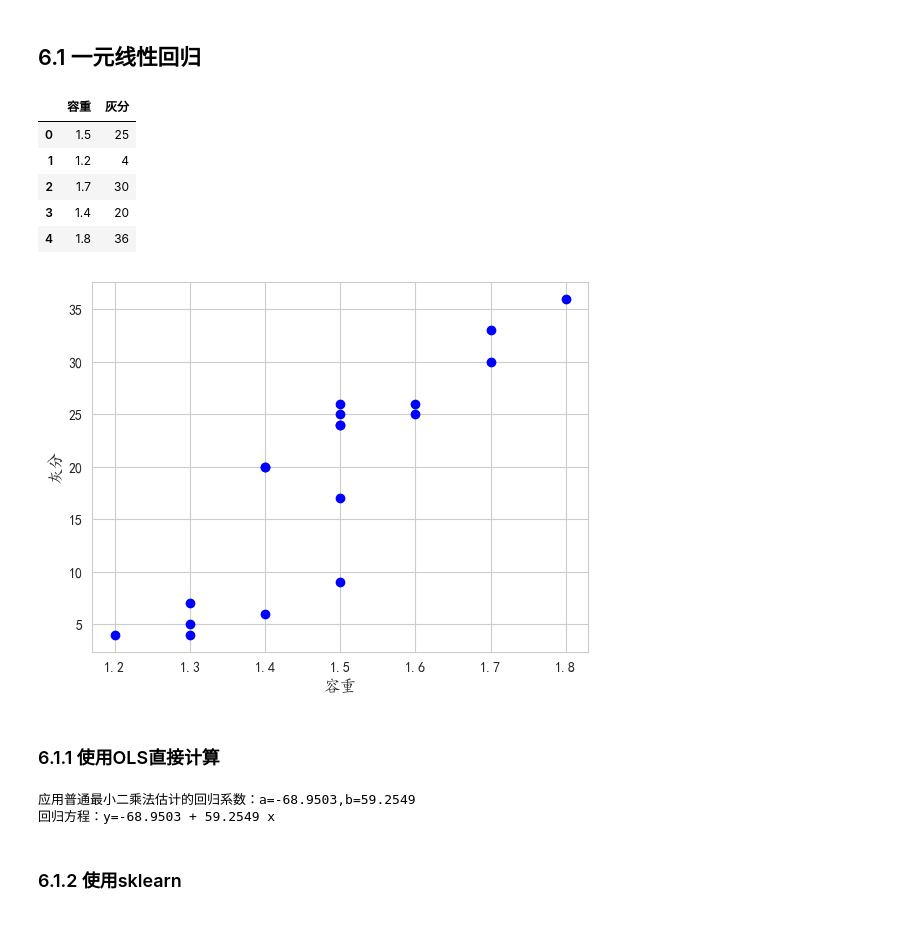
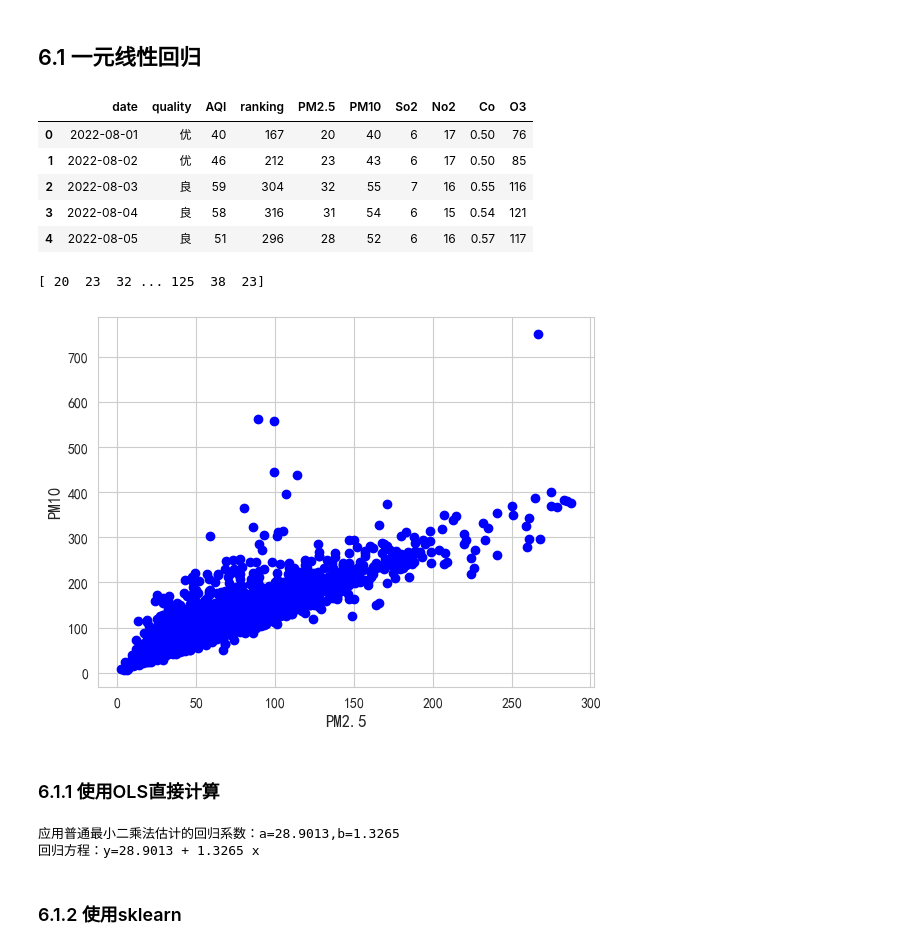
Before and after one commit to xyt556/Big_Data_Test, a Jupyter notebook: Data_preprocess/6.1-回归.ipynb, the cells around one changed output. Saved outputs shown, nothing was run; the diff lists cells and outputs as text; code cells hidden in the pictures.

```diff
--- a/Data_preprocess/6.1-回归.ipynb
+++ b/Data_preprocess/6.1-回归.ipynb
@@ -10,28 +10,28 @@ import numpy as np
 # 设置显示中文
 plt.rcParams['font.sans-serif'] = ['KaiTi']
 plt.rcParams['axes.unicode_minus'] = False
-
-#读取数据
-df = pd.read_excel(r'./re1.xlsx')
+filename = "pm2.5_xuzhou2022.csv"
+df=pd.read_csv(filename,names=['date','quality','AQI','ranking','PM2.5','PM10','So2','No2','Co','O3'])
 df.head(5)
 # %% [output]
-|  | 容重 | 灰分 |
-| 0 | 1.5 | 25 |
-| 1 | 1.2 | 4 |
-| 2 | 1.7 | 30 |
-| 3 | 1.4 | 20 |
-| 4 | 1.8 | 36 |
+|  | date | quality | AQI | ranking | PM2.5 | PM10 | So2 | No2 | Co | O3 |
+| 0 | 2022-08-01 | 优 | 40 | 167 | 20 | 40 | 6 | 17 | 0.50 | 76 |
+| 1 | 2022-08-02 | 优 | 46 | 212 | 23 | 43 | 6 | 17 | 0.50 | 85 |
+| 2 | 2022-08-03 | 良 | 59 | 304 | 32 | 55 | 7 | 16 | 0.55 | 116 |
+| 3 | 2022-08-04 | 良 | 58 | 316 | 31 | 54 | 6 | 15 | 0.54 | 121 |
+| 4 | 2022-08-05 | 良 | 51 | 296 | 28 | 52 | 6 | 16 | 0.57 | 117 |
 # %%
 # dataframe中按列提取的结果是series，这里将使用的是series的值
-X = df['容重'].values  #自变量
-Y = df['灰分'].values #因变量
-
+X = df['PM2.5'].values  #自变量
+Y = df['PM10'].values #因变量
+print(X)
 plt.scatter(X,Y,marker='o',c='b')
-plt.xlabel('容重',fontsize=12)
-plt.ylabel('灰分',fontsize=12)
+plt.xlabel('PM2.5',fontsize=12)
+plt.ylabel('PM10',fontsize=12)
 plt.show()
 # %% [output]
+[ 20  23  32 ... 125  38  23]
-[figure, old version]
+[figure, new version]
 # %% [markdown]
 ### 6.1.1 使用OLS直接计算
 # %%
@@ -43,8 +43,8 @@ a=np.mean(Y)-b*np.mean(X)
 print('应用普通最小二乘法估计的回归系数：a=%0.4f,b=%0.4f'%(a,b))
 print('回归方程：y=%0.4f + %0.4f x'%(a,b))
 # %% [output]
-应用普通最小二乘法估计的回归系数：a=-68.9503,b=59.2549
-回归方程：y=-68.9503 + 59.2549 x
+应用普通最小二乘法估计的回归系数：a=28.9013,b=1.3265
+回归方程：y=28.9013 + 1.3265 x
 # %% [markdown]
 ### 6.1.2 使用sklearn
 # %%
```
Also changed, not shown: parts of 7 cells of this notebook, 1 other file.
